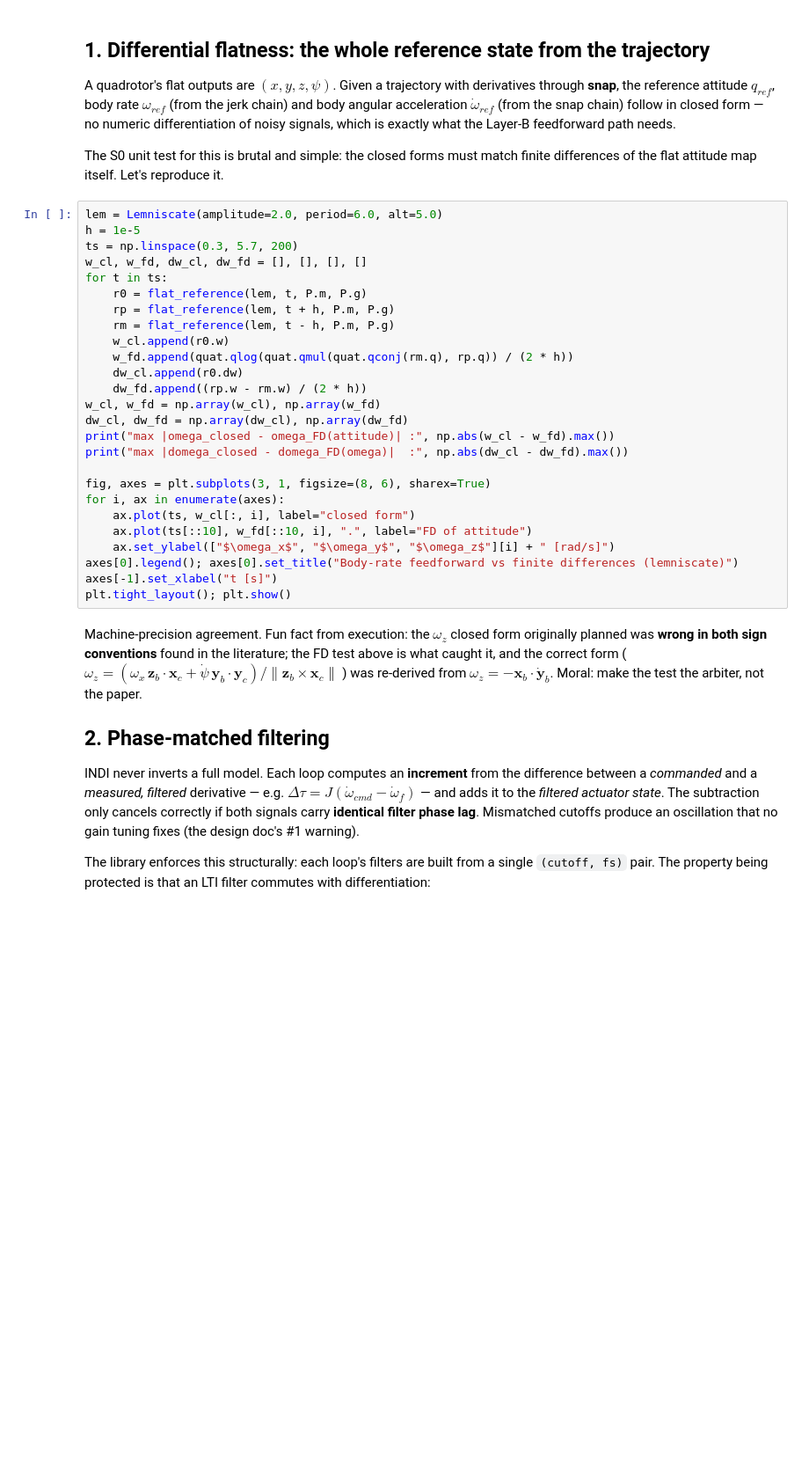
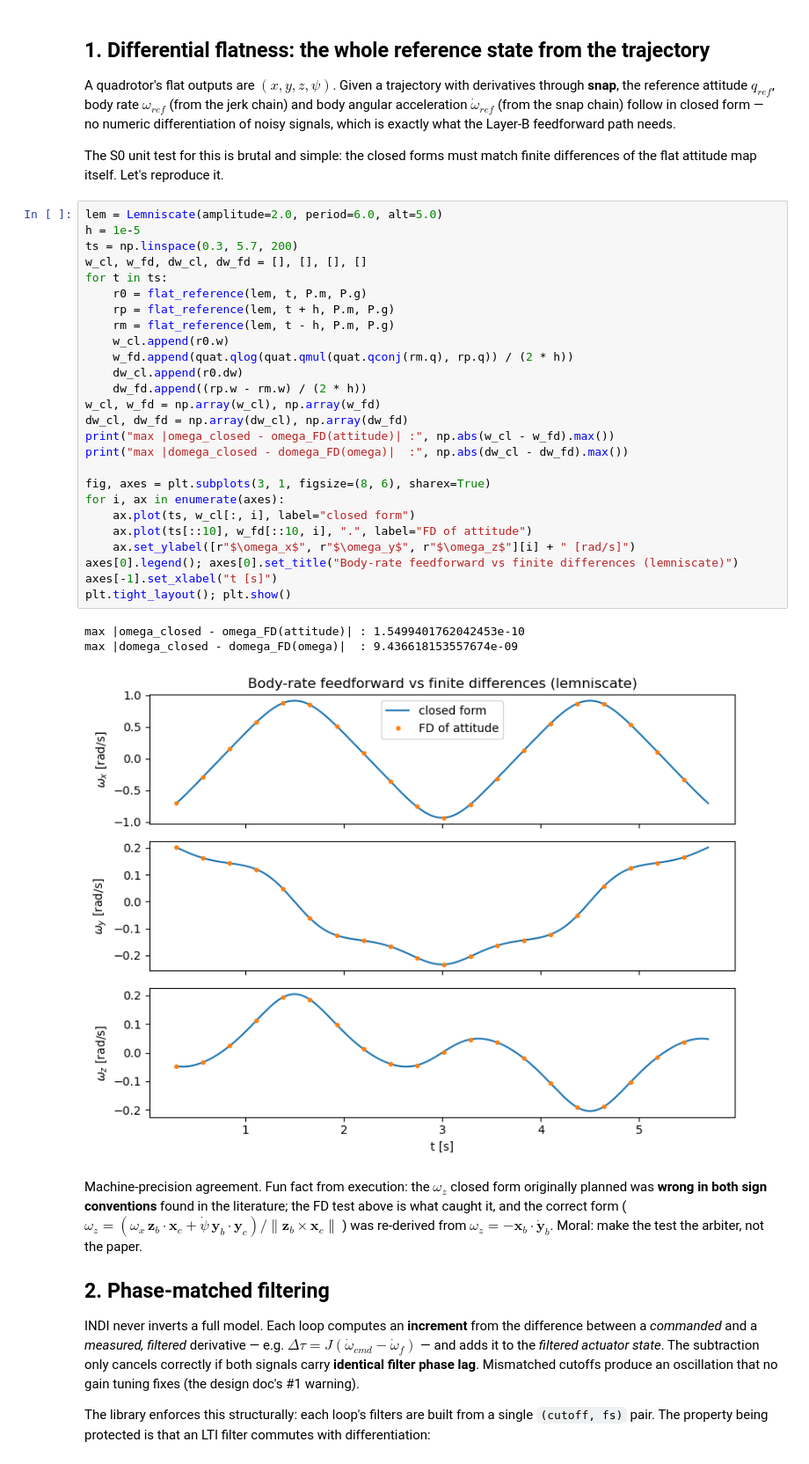
Before and after one commit to goromal/scratchpad, a Jupyter notebook: control/quaternion_indi_s0.ipynb, the cells around one changed output. Shown at 88% size. Cells and saved outputs as stored; diff of their text form; blank space fills up the shorter version.

```diff
--- a/control/quaternion_indi_s0.ipynb
+++ b/control/quaternion_indi_s0.ipynb
@@ -51,29 +52,33 @@ finite differences of the flat attitude map itself. Let's reproduce it.
 # %%
 lem = Lemniscate(amplitude=2.0, period=6.0, alt=5.0)
 h = 1e-5
 ts = np.linspace(0.3, 5.7, 200)
 w_cl, w_fd, dw_cl, dw_fd = [], [], [], []
 for t in ts:
     r0 = flat_reference(lem, t, P.m, P.g)
     rp = flat_reference(lem, t + h, P.m, P.g)
     rm = flat_reference(lem, t - h, P.m, P.g)
     w_cl.append(r0.w)
     w_fd.append(quat.qlog(quat.qmul(quat.qconj(rm.q), rp.q)) / (2 * h))
     dw_cl.append(r0.dw)
     dw_fd.append((rp.w - rm.w) / (2 * h))
 w_cl, w_fd = np.array(w_cl), np.array(w_fd)
 dw_cl, dw_fd = np.array(dw_cl), np.array(dw_fd)
 print("max |omega_closed - omega_FD(attitude)| :", np.abs(w_cl - w_fd).max())
 print("max |domega_closed - domega_FD(omega)|  :", np.abs(dw_cl - dw_fd).max())
 
 fig, axes = plt.subplots(3, 1, figsize=(8, 6), sharex=True)
 for i, ax in enumerate(axes):
     ax.plot(ts, w_cl[:, i], label="closed form")
     ax.plot(ts[::10], w_fd[::10, i], ".", label="FD of attitude")
-    ax.set_ylabel(["$\omega_x$", "$\omega_y$", "$\omega_z$"][i] + " [rad/s]")
+    ax.set_ylabel([r"$\omega_x$", r"$\omega_y$", r"$\omega_z$"][i] + " [rad/s]")
 axes[0].legend(); axes[0].set_title("Body-rate feedforward vs finite differences (lemniscate)")
 axes[-1].set_xlabel("t [s]")
 plt.tight_layout(); plt.show()
+# %% [output]
+max |omega_closed - omega_FD(attitude)| : 1.5499401762042453e-10
+max |domega_closed - domega_FD(omega)|  : 9.436618153557674e-09
+[figure, added]
 # %% [markdown]
 Machine-precision agreement. Fun fact from execution: the $\omega_z$ closed
 form originally planned was **wrong in both sign conventions** found in the
```
Also changed, not shown: parts of 5 cells of this notebook.
